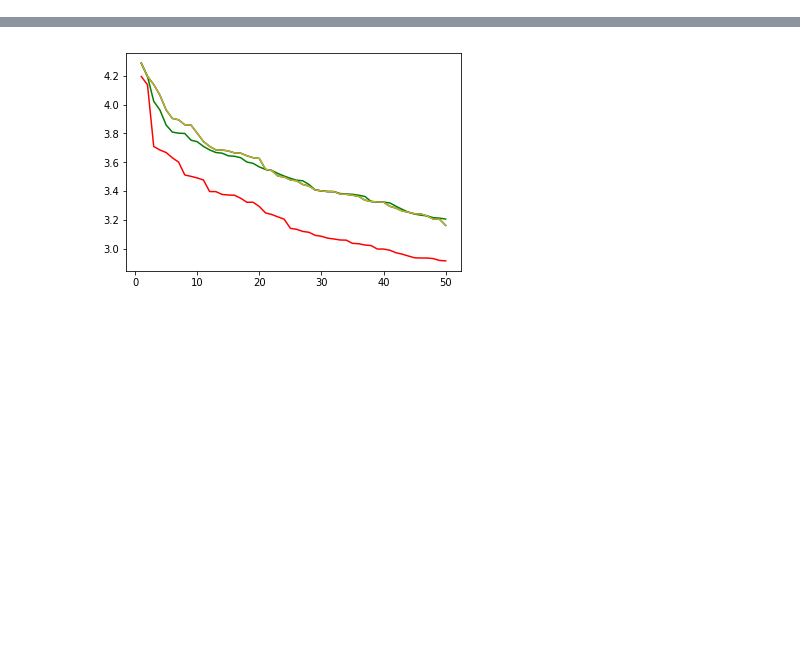
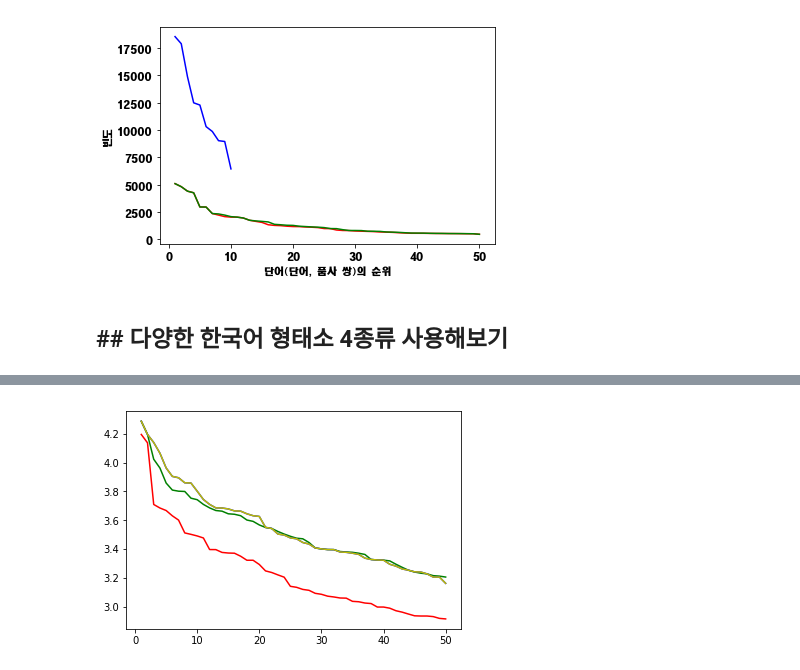
Before and after one commit to deeperence/ICT_AI_AdvanceClass_NLP, a Jupyter notebook: 0320_main.ipynb, the cells around one changed output, grey strips where cells are left out. Cells and saved outputs as stored; diff of their text form; code cells hidden in the pictures; blank space fills up the shorter version.

```diff
--- a/0320_main.ipynb
+++ b/0320_main.ipynb
@@ -159,0 +177,23 @@ print(kkm.pos(sentence))
+# %%
+# gutenberg 말뭉치에 대해서 분석
+from nltk.corpus import gutenberg
+
+corpus = gutenberg.open(gutenberg.fileids()[0]).read()
+corpus = pattern.sub('',corpus)
+tokens = word_tokenize(corpus)
+tagged = pos_tag(tokens)
+
+wordList = [pair[0] for pair in tagged] # ??
+posList = [pair[1] for pair in tagged]
+# %%
+freqTagged = FreqDist()
+for row in tagged: # tuple(단어, 품사) 형태로 저장된다. (key로 value 호출가능)
+    freqTagged[row] += 1
+
+freqWord = FreqDist()
+for row in wordList: # 단어
+    freqWord[row] += 1
+
+freqPos = FreqDist()
+for row in posList: # 품사
+    freqPos[row] += 1
@@ -159,0 +221,21 @@ print(kkm.pos(sentence))
+# %%
+# 빈도에 따라 단어(word, pos 쌍) 순위를 그래프로 출력
+import matplotlib.pyplot as plt
+
+x = range(1,51)
+y = [pair[1] for pair in freqTagged.most_common(50)]
+_y = [pair[1] for pair in freqWord.most_common(50)]
+
+_x = range(1,11)
+_yy = [pair[1] for pair in freqPos.most_common(10)]
+
+plt.plot(x, y, 'r-') # tuple(단어, 품사)
+plt.plot(x, _y, 'g-') # 단어
+plt.plot(_x, _yy, 'b-') # 품사
+plt.xlabel('단어(단어, 품사 쌍)의 순위')
+plt.ylabel('빈도')
+plt.show()
+# %% [output]
+[figure, added]
+# %% [markdown]
+## ## 다양한 한국어 형태소 4종류 사용해보기
```
Also changed, not shown: parts of 38 cells of this notebook, 4 other files.
